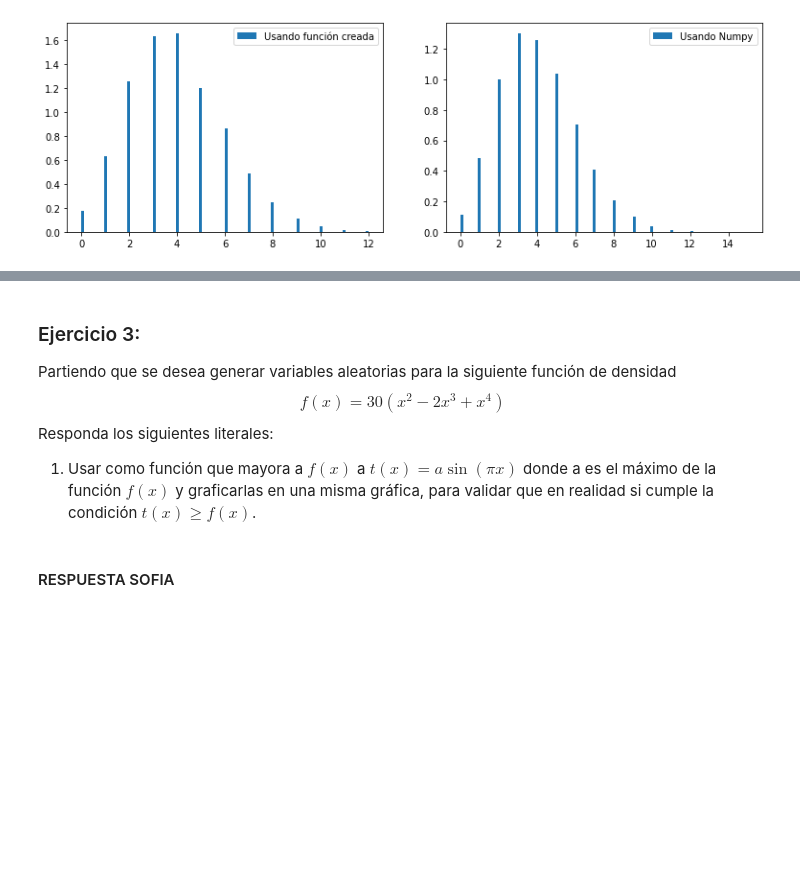
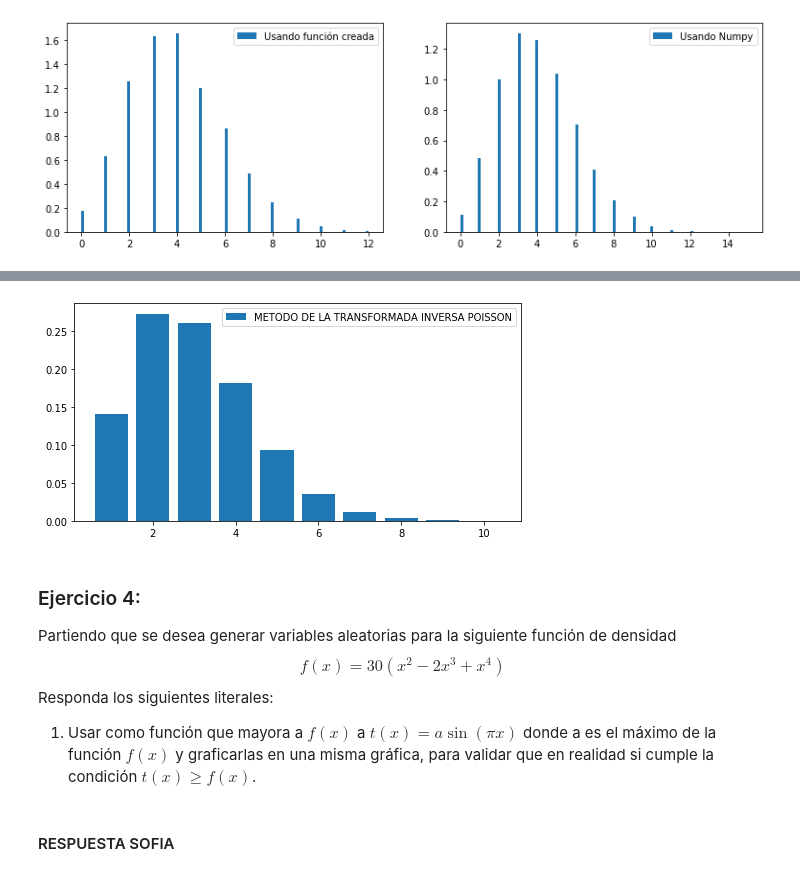
Before and after one commit to Sofiagarciaif/Tarea4_MCantu_SGarcia, a Jupyter notebook: Tarea4.ipynb, the cells around one changed output, grey strips where cells are left out. Drawn from its saved outputs; the diff is of its cells as text; code cells hidden in the pictures; blank space fills up the shorter version.

```diff
--- a/Tarea4.ipynb
+++ b/Tarea4.ipynb
@@ -175,5 +240,29 @@ plt.show()
+# %%
+# Función que calcula la probabilidad acumulada optimizada
+def P_acum_Poison_o(n,lamb):
+    Pr = np.zeros(n) #vector vacio
+    Pr[0] = np.exp(-lamb) # P(K=0)--> sustituir K=0
+    def pr(i):
+        nonlocal Pr
+        Pr[i+1]=(lamb/(i+1))*Pr[i]
+
+    # Lleno el vector Pr usando compresión de listas
+    [pr(i) for i in range(n-1)]
+    return np.cumsum(Pr)
+# %%
+# def D_binomial_intermedia(n,p,N):
+n = 10; lamb = 2; N = 10**4
+
+p_acum = P_acum_Poison_o(n,lamb)
+u = np.random.rand(N)
+
+# Usando el método de la transformada inversa
+d_binomial = Gen_distr_discreta(u,p_acum)
+plot_histogram_discrete(d_binomial,'METODO DE LA TRANSFORMADA INVERSA POISSON')
+# %% [output]
+[figure, added]
 # %% [markdown]
-### Ejercicio 3:
+### Ejercicio 4:
 Partiendo que se desea generar variables aleatorias para la siguiente función de densidad
 $$f(x)=30(x^2-2x^3+x^4)$$
 Responda los siguientes literales:
```
Also changed, not shown: parts of 16 cells of this notebook.
